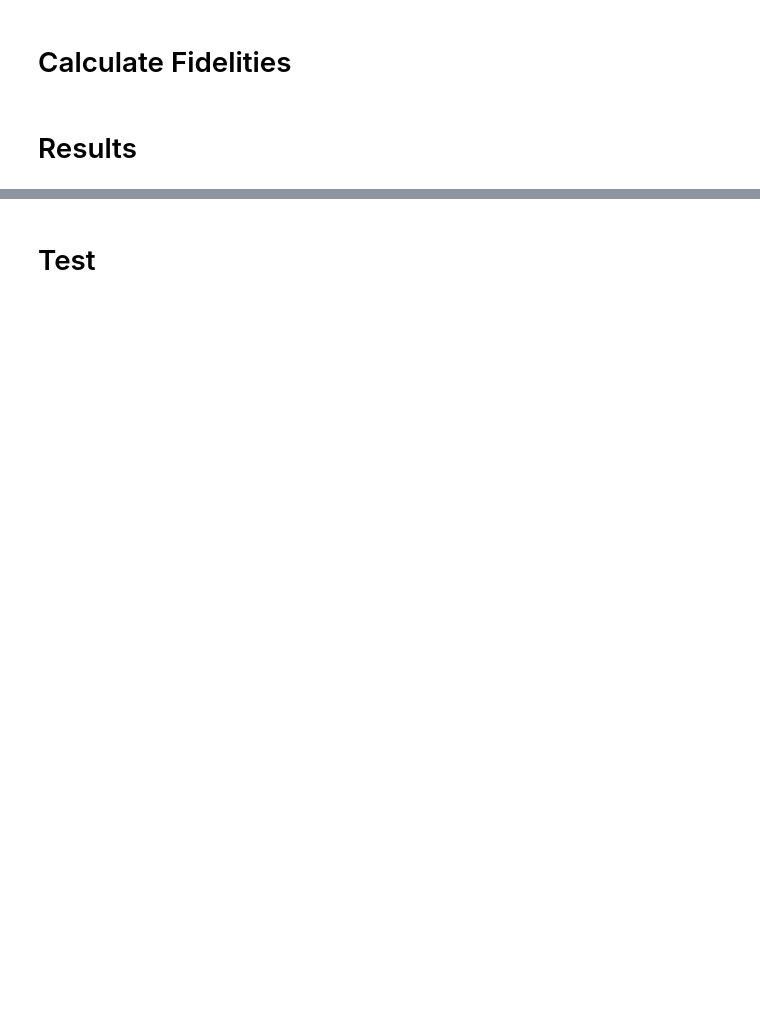
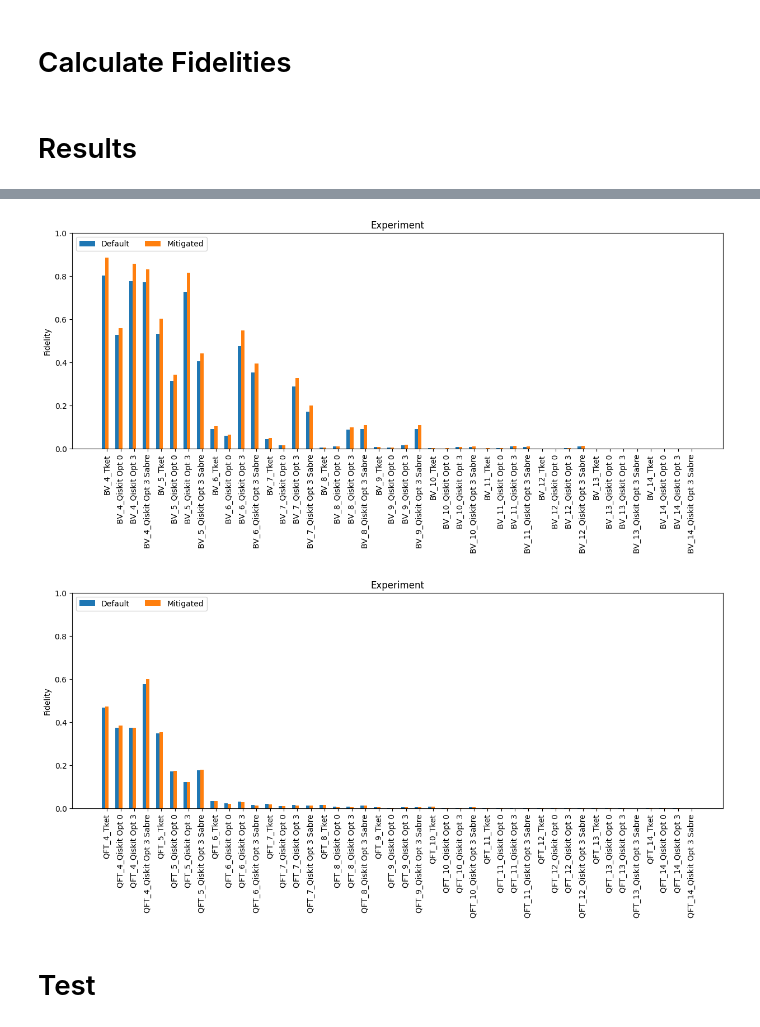
Before and after one commit to thspreetham98/quantum_project, a Jupyter notebook: benchmark/fidelity_benchmark.ipynb, the cells around one changed output, grey strips where cells are left out. Cells and saved outputs as stored; diff of their text form; code cells hidden in the pictures; blank space fills up the shorter version.

```diff
--- a/benchmark/fidelity_benchmark.ipynb
+++ b/benchmark/fidelity_benchmark.ipynb
@@ -172,2 +212,38 @@ for al_index, al_name in enumerate(algorithms):
+# %%
+for al_index, al_name in enumerate(algorithms):
+    species = []
+    data = {
+        'Default': [],
+        'Mitigated': []
+    }
+    for n_index in range(n_s):
+        n = n_index + min_qubits
+        for t_index, t_name in enumerate(techniques):
+            species.append('{}_{}_{}'.format(al_name, n,t_name))
+            tqc_index = al_index*(n_s)*len(techniques) + n_index*len(techniques) + t_index
+            data['Default'].append(fidelities[tqc_index])
+            data['Mitigated'].append(mitigated_fidelities[tqc_index])
+
+    x = np.arange(len(species))  # the label locations
+    width = 0.25  # the width of the bars
+    multiplier = 0
+
+    fig, ax = plt.subplots(figsize=(15,5))
+
+    for attribute, measurement in data.items():
+        offset = width * multiplier
+        rects = ax.bar(x + offset, measurement, width, label=attribute)
+        multiplier += 1
+
+    # Add some text for labels, title and custom x-axis tick labels, etc.
+    ax.set_ylabel('Fidelity')
+    ax.set_title('Experiment')
+    ax.set_xticks(x + width, species, rotation='vertical')
+    ax.legend(loc='upper left', ncols=3)
+    ax.set_ylim(0, 1)
+    plt.show()
+# %% [output]
+[figure, added]
+[figure, added]
 # %% [markdown]
 # Test
```
Also changed, not shown: parts of 16 cells of this notebook, 1 other file.
